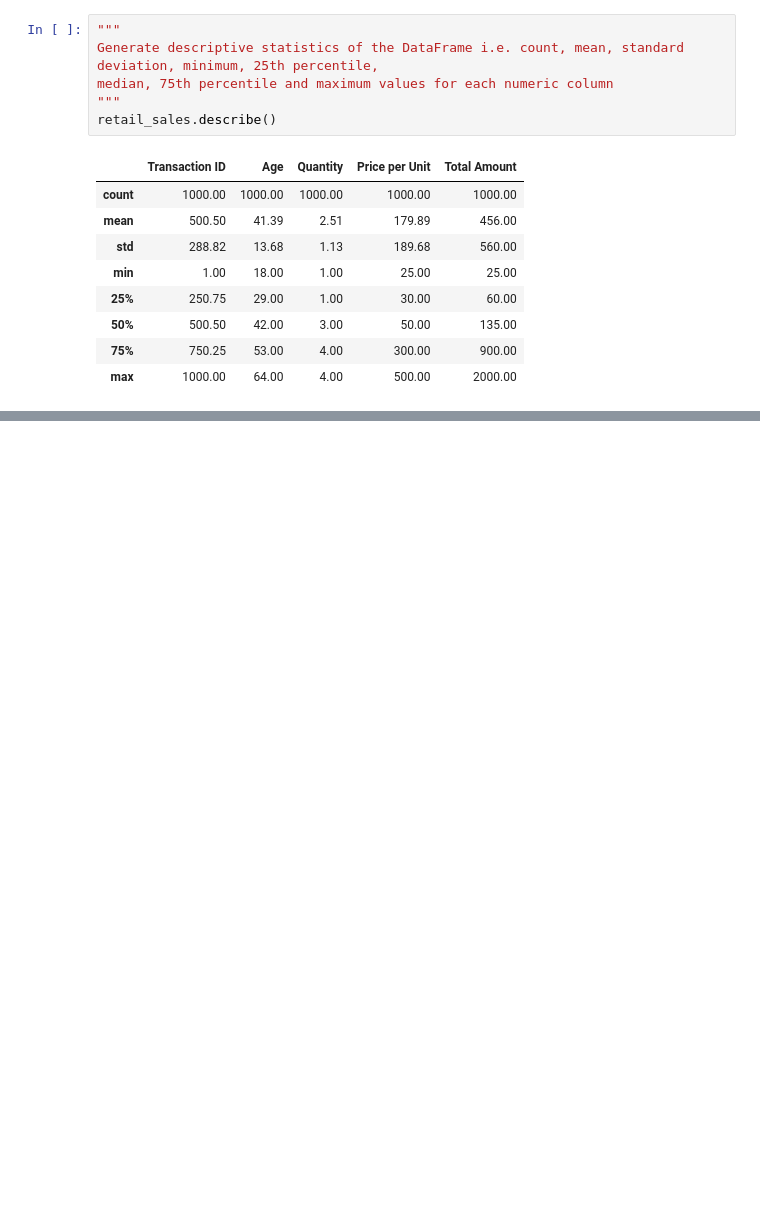
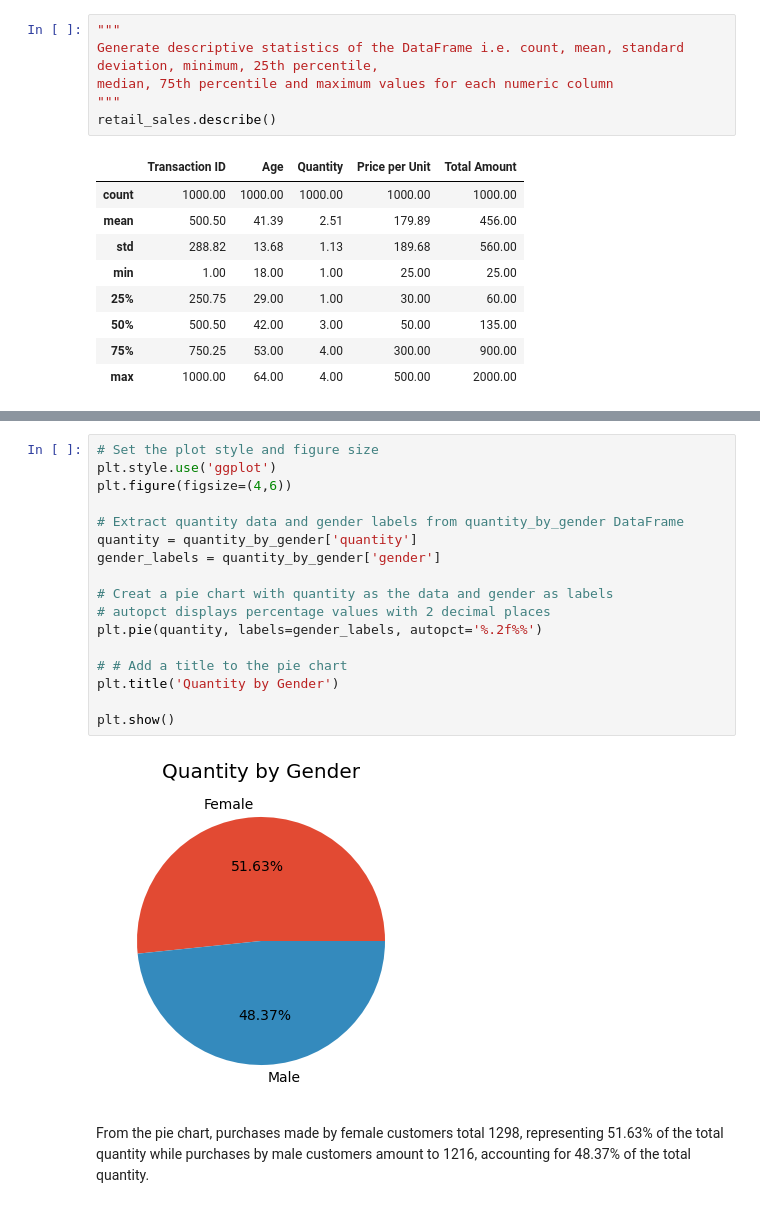
Before and after one commit to Diana-Injelwa/Exploratory-Data-Analysis-on-Retail-Sales, a Jupyter notebook: retail_sales_EDA.ipynb, the cells around one changed output, grey strips where cells are left out. Drawn from its saved outputs; the diff is of its cells as text; blank space fills up the shorter version.

```diff
--- a/retail_sales_EDA.ipynb
+++ b/retail_sales_EDA.ipynb
@@ -213,0 +263,21 @@ retail_sales.groupby(['Age_buckets', 'Product Category'], as_index=False)[['Quan
+# %%
+# Set the plot style and figure size
+plt.style.use('ggplot')
+plt.figure(figsize=(4,6))
+
+# Extract quantity data and gender labels from quantity_by_gender DataFrame
+quantity = quantity_by_gender['quantity']
+gender_labels = quantity_by_gender['gender']
+
+# Creat a pie chart with quantity as the data and gender as labels
+# autopct displays percentage values with 2 decimal places
+plt.pie(quantity, labels=gender_labels, autopct='%.2f%%')
+
+# # Add a title to the pie chart
+plt.title('Quantity by Gender')
+
+plt.show()
+# %% [output]
+[figure, added]
+# %% [markdown]
+From the pie chart, purchases made by female customers total 1298, representing 51.63% of the total quantity while purchases by male customers amount to 1216, accounting for 48.37% of the total quantity.
```
Also changed, not shown: parts of 54 cells of this notebook.
